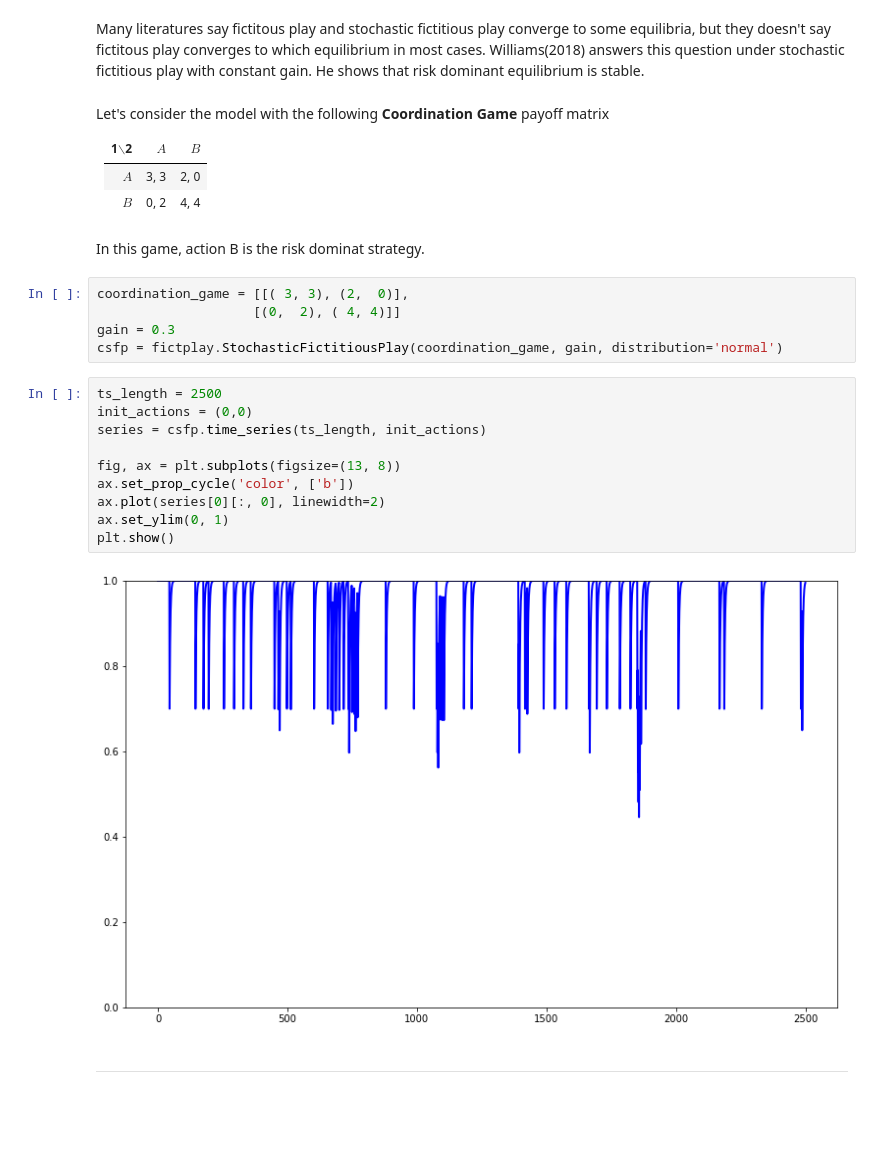
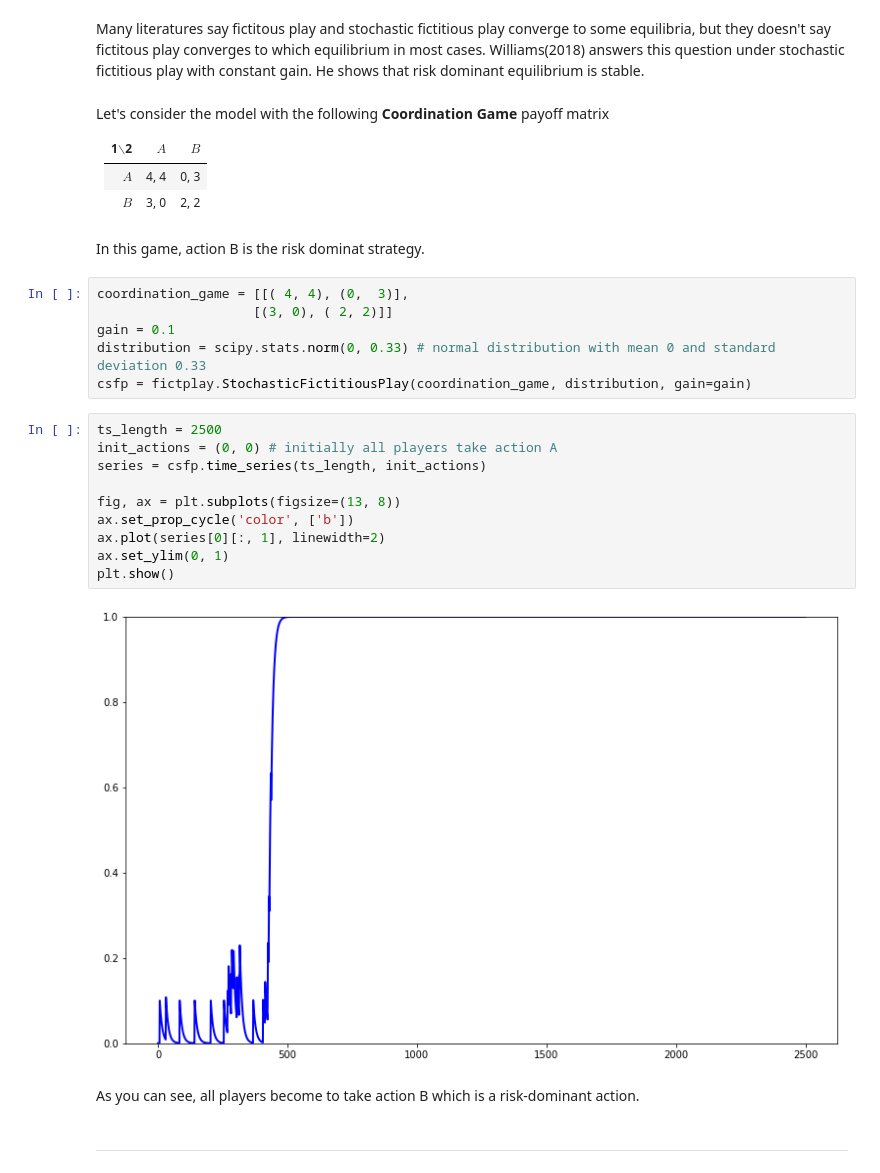
Before and after one commit to Yuya-Furusawa/game_theory_models, a Jupyter notebook: fictplay_ex01.ipynb, the cells around one changed output. Cells and saved outputs as stored; diff of their text form; blank space fills up the shorter version.

Commit message:
Use scipy.stats and fix distribution in StochasticFictitiousPlay

```diff
--- a/fictplay_ex01.ipynb
+++ b/fictplay_ex01.ipynb
@@ -333,27 +337,30 @@ Let's consider the model with the following **Coordination Game** payoff matrix
 
 1$\backslash$2 | $A$           | $B$
  ------------- |---------------| ---------
- $A$           | 3, 3          |    2, 0
- $B$           | 0, 2          |   4, 4
+ $A$           | 4, 4          |    0, 3
+ $B$           | 3, 0          |   2, 2
 # %% [markdown]
 In this game, action B is the risk dominat strategy.
-# %%
-coordination_game = [[( 3, 3), (2,  0)],
-                    [(0,  2), ( 4, 4)]]
-gain = 0.3
-csfp = fictplay.StochasticFictitiousPlay(coordination_game, gain, distribution='normal')
+# %%
+coordination_game = [[( 4, 4), (0,  3)],
+                    [(3, 0), ( 2, 2)]]
+gain = 0.1
+distribution = scipy.stats.norm(0, 0.33) # normal distribution with mean 0 and standard deviation 0.33
+csfp = fictplay.StochasticFictitiousPlay(coordination_game, distribution, gain=gain)
 # %%
 ts_length = 2500
-init_actions = (0,0)
+init_actions = (0, 0) # initially all players take action A
 series = csfp.time_series(ts_length, init_actions)
 
 fig, ax = plt.subplots(figsize=(13, 8))
 ax.set_prop_cycle('color', ['b'])
-ax.plot(series[0][:, 0], linewidth=2)
+ax.plot(series[0][:, 1], linewidth=2)
 ax.set_ylim(0, 1)
 plt.show()
 # %% [output]
-[figure, old version]
+[figure, new version]
+# %% [markdown]
+As you can see, all players become to take action B which is a risk-dominant action.
 # %% [markdown]
 ---
 # %% [markdown]
```
Also changed, not shown: parts of 10 cells of this notebook.
